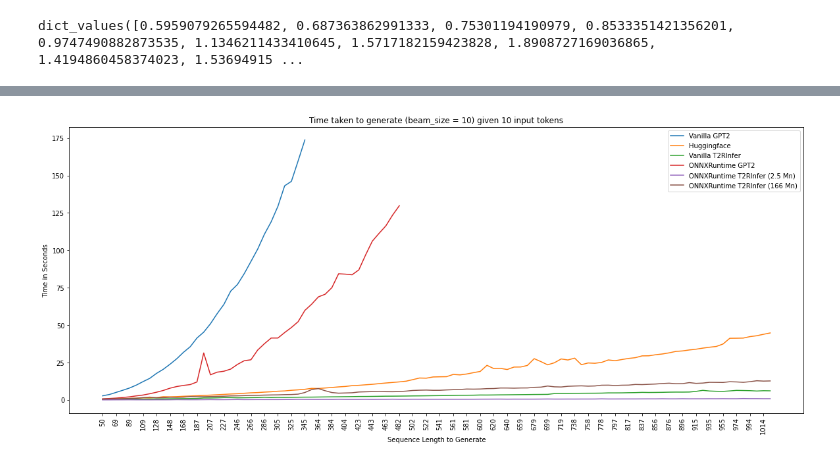
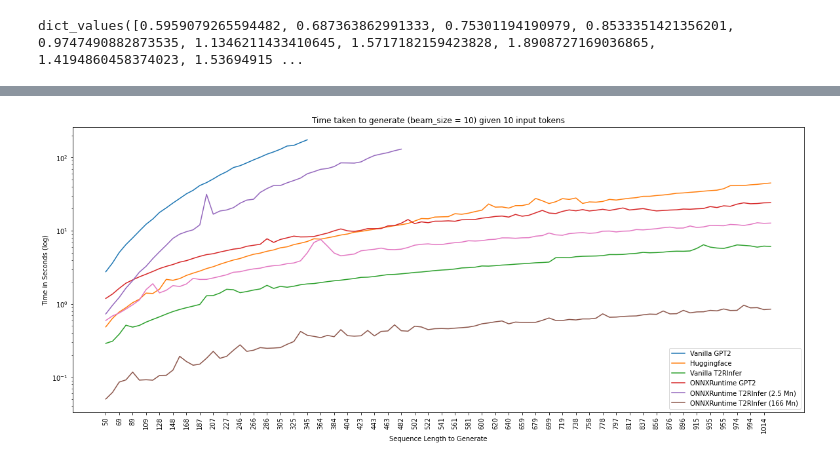
Before and after one commit to yashbonde/RNN-sim, a Jupyter notebook: notebooks/Speed Tests.ipynb, the cells around one changed output, grey strips where cells are left out. Drawn from its saved outputs; the diff is of its cells as text; code cells hidden in the pictures.

Commit message:
add model to seperate file + update with OpenVino times

```diff
--- a/notebooks/Speed Tests.ipynb
+++ b/notebooks/Speed Tests.ipynb
@@ -613,28 +598,0 @@ plt.savefig("./raw_time_log.png")
-# %%
-# create plots
-plt.figure(figsize = (20, 8))
-plt.plot(time_per_seq_vanilla_gpt)
-plt.plot(hftime)
-plt.plot(trtime)
-plt.plot(time_per_seq_onnx_gpt)
-plt.plot(time_per_seq_onnx_rnn)
-plt.plot(rnn_163Mn)
-plt.ylabel("Time in Seconds")
-plt.xticks(
-  ticks = np.arange(len(text_lengths) // 2) * 2,
-  labels = np.array(text_lengths)[np.arange(0, len(text_lengths), 2)],
-  rotation = 90
-)
-plt.xlabel("Sequence Length to Generate")
-plt.legend([
-  "Vanilla GPT2",
-  "Huggingface",
-  "Vanilla T2RInfer",
-  "ONNXRuntime GPT2",
-  "ONNXRuntime T2RInfer (2.5 Mn)",
-  "ONNXRuntime T2RInfer (166 Mn)"
-])
-plt.title("Time taken to generate (beam_size = 10) given 10 input tokens")
-plt.savefig("./raw_time.png")
-# %% [output]
-[figure, removed]
@@ -640,0 +610,30 @@ plt.savefig("./raw_time.png")
+# %%
+# create plots
+plt.figure(figsize = (20, 8))
+plt.plot(time_per_seq_vanilla_gpt)
+plt.plot(hftime)
+plt.plot(trtime)
+plt.plot(openvino)
+plt.plot(time_per_seq_onnx_gpt)
+plt.plot(time_per_seq_onnx_rnn)
+plt.plot(rnn_163Mn)
+plt.ylabel("Time in Seconds (log)")
+plt.xticks(
+  ticks = np.arange(len(text_lengths) // 2) * 2,
+  labels = np.array(text_lengths)[np.arange(0, len(text_lengths), 2)],
+  rotation = 90
+)
+plt.xlabel("Sequence Length to Generate")
+plt.legend([
+  "Vanilla GPT2",
+  "Huggingface",
+  "Vanilla T2RInfer",
+  "ONNXRuntime GPT2",
+  "ONNXRuntime T2RInfer (2.5 Mn)",
+  "ONNXRuntime T2RInfer (166 Mn)"
+])
+plt.title("Time taken to generate (beam_size = 10) given 10 input tokens")
+plt.yscale("log")
+plt.savefig("./raw_time_log.png")
+# %% [output]
+[figure, added]
```
Also changed, not shown: parts of 15 cells of this notebook, 4 other files.
